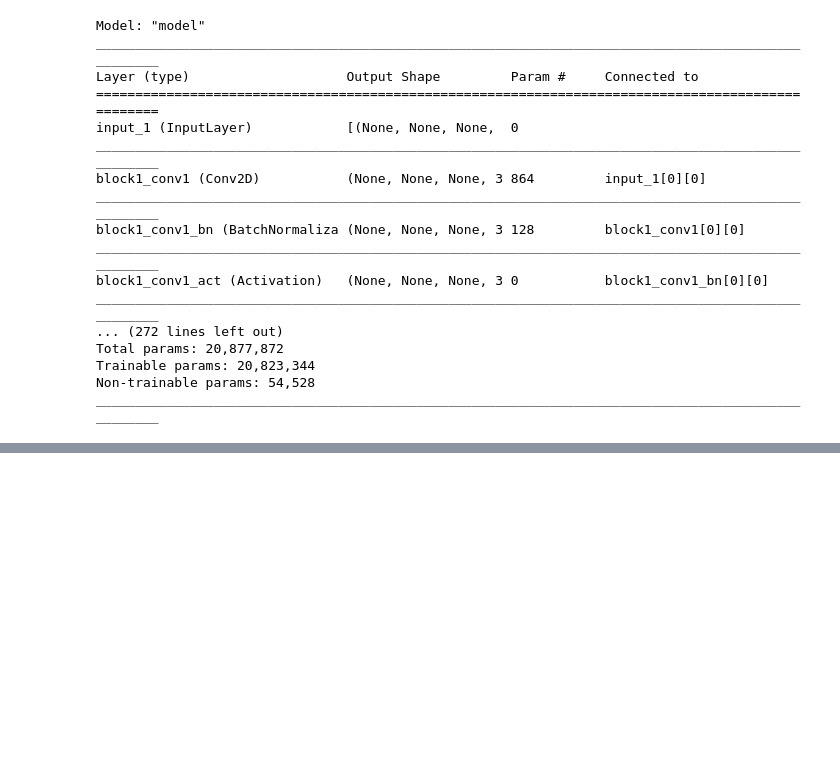
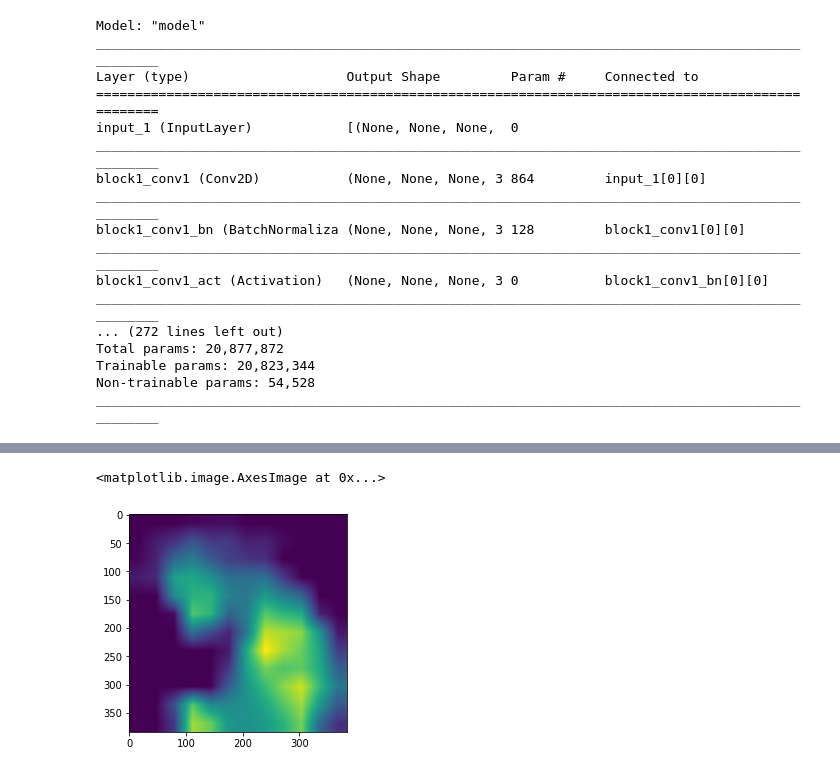
Before and after one commit to hjm9702/Kvasir-XAI, a Jupyter notebook: XAI_method/gradcam_module.ipynb, the cells around one changed output, grey strips where cells are left out. Drawn from its saved outputs; the diff is of its cells as text; code cells hidden in the pictures; blank space fills up the shorter version.

```diff
--- a/XAI_method/gradcam_module.ipynb
+++ b/XAI_method/gradcam_module.ipynb
@@ -226,3 +198,9 @@ plt.imshow(X_trn_s[0])
+# %%
+heatmap = cv2.resize(heatmap, (image_dim, image_dim))
+plt.imshow(heatmap)
+# %% [output]
+<matplotlib.image.AxesImage at 0x...>
+[figure, added]
 # %%
 heatmap = np.uint8(255 * heatmap)
 heatmap = cv2.applyColorMap(heatmap, cv2.COLORMAP_JET)
```
Also changed, not shown: parts of 13 cells of this notebook, 1 other file.
